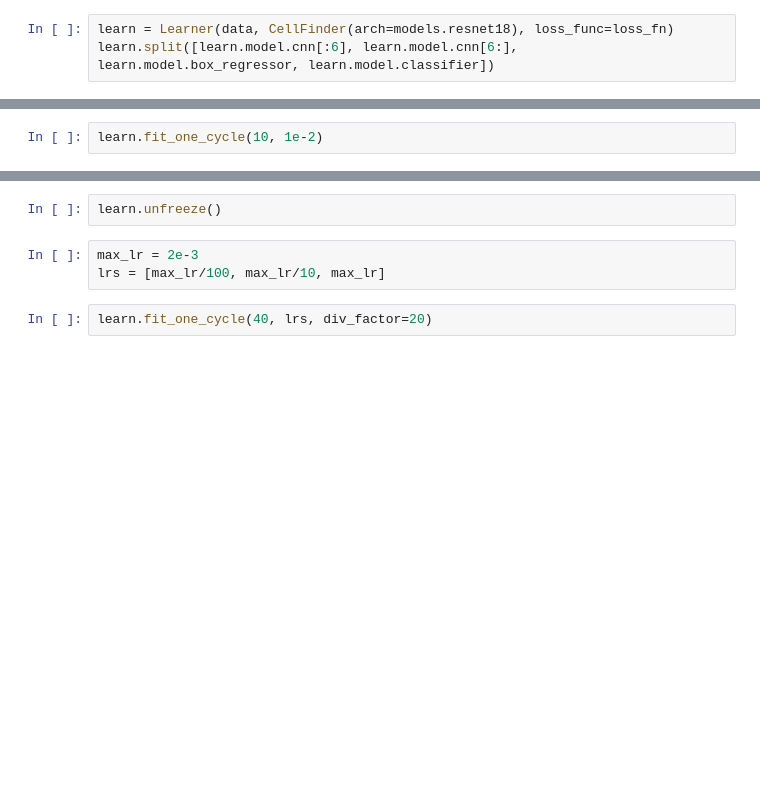
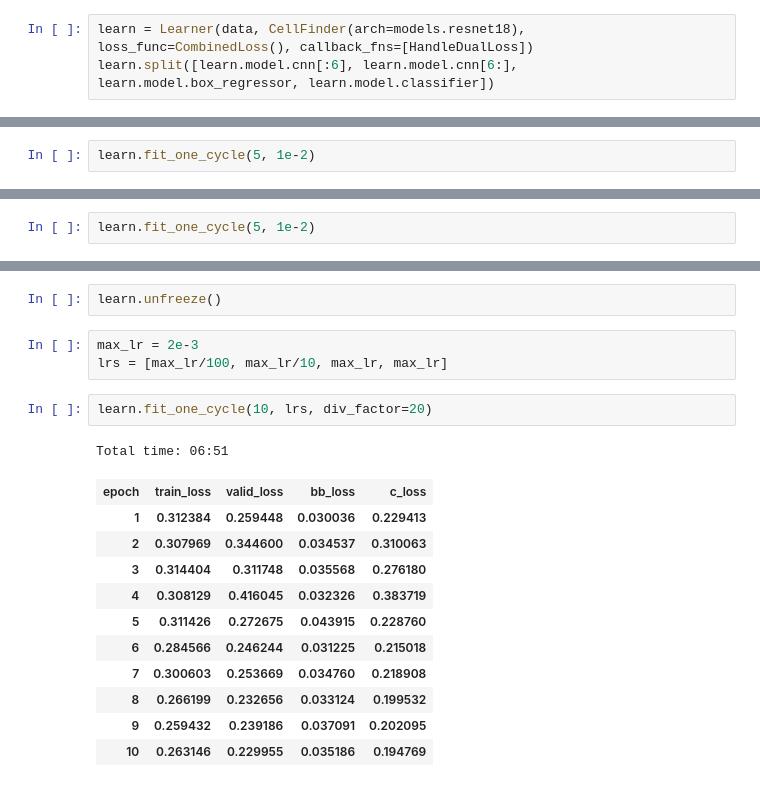
Before and after one commit to ChristianMarzahl/ISBI2019_WhiteBloodCancer, a Jupyter notebook: RCNN/RCNN-baseline.ipynb, the cells around one changed output, grey strips where cells are left out. Drawn from its saved outputs; the diff is of its cells as text; blank space fills up the shorter version.

```diff
--- a/RCNN/RCNN-baseline.ipynb
+++ b/RCNN/RCNN-baseline.ipynb
@@ -62,9 +94,9 @@ def loss_fn(output, bbox_tgts, clas_tgts):
     return L1Loss()(bbox_preds, bbox_tgts.squeeze()) \
            + CrossEntropyFlat()(clas_preds, clas_tgts-1)
 # %%
-learn = Learner(data, CellFinder(arch=models.resnet18), loss_func=loss_fn)
+learn = Learner(data, CellFinder(arch=models.resnet18), loss_func=CombinedLoss(), callback_fns=[HandleDualLoss])
 learn.split([learn.model.cnn[:6], learn.model.cnn[6:], learn.model.box_regressor, learn.model.classifier])
 # %%
 learn.freeze_to(-2)
 # %%
-learn.fit_one_cycle(10, 1e-2)
+learn.fit_one_cycle(5, 1e-2)
@@ -70,0 +111,2 @@ learn.fit_one_cycle(10, 1e-2)
+# %%
+learn.fit_one_cycle(5, 1e-2)
@@ -74,8 +126,21 @@ learn.recorder.plot_losses()
 learn.unfreeze()
 # %%
 max_lr = 2e-3
-lrs = [max_lr/100, max_lr/10, max_lr]
+lrs = [max_lr/100, max_lr/10, max_lr, max_lr]
 # %%
-learn.fit_one_cycle(40, lrs, div_factor=20)
+learn.fit_one_cycle(10, lrs, div_factor=20)
+# %% [output]
+Total time: 06:51
+| epoch | train_loss | valid_loss | bb_loss | c_loss |
+| 1 | 0.312384 | 0.259448 | 0.030036 | 0.229413 |
+| 2 | 0.307969 | 0.344600 | 0.034537 | 0.310063 |
+| 3 | 0.314404 | 0.311748 | 0.035568 | 0.276180 |
+| 4 | 0.308129 | 0.416045 | 0.032326 | 0.383719 |
+| 5 | 0.311426 | 0.272675 | 0.043915 | 0.228760 |
+| 6 | 0.284566 | 0.246244 | 0.031225 | 0.215018 |
+| 7 | 0.300603 | 0.253669 | 0.034760 | 0.218908 |
+| 8 | 0.266199 | 0.232656 | 0.033124 | 0.199532 |
+| 9 | 0.259432 | 0.239186 | 0.037091 | 0.202095 |
+| 10 | 0.263146 | 0.229955 | 0.035186 | 0.194769 |
 # %%
 learn.show_results(rows=6)
```
Also changed, not shown: parts of 8 cells of this notebook, 2 other files.
